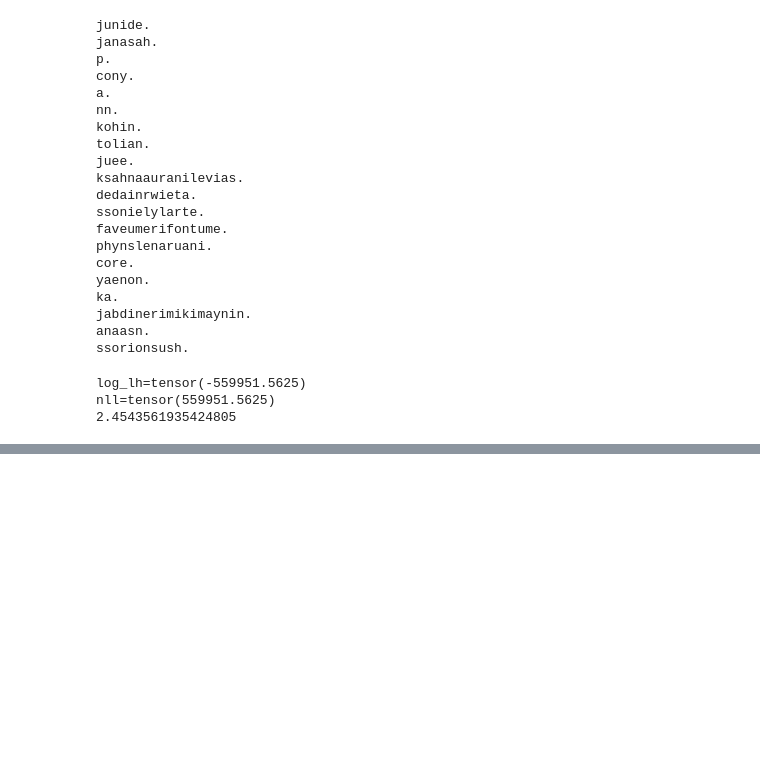
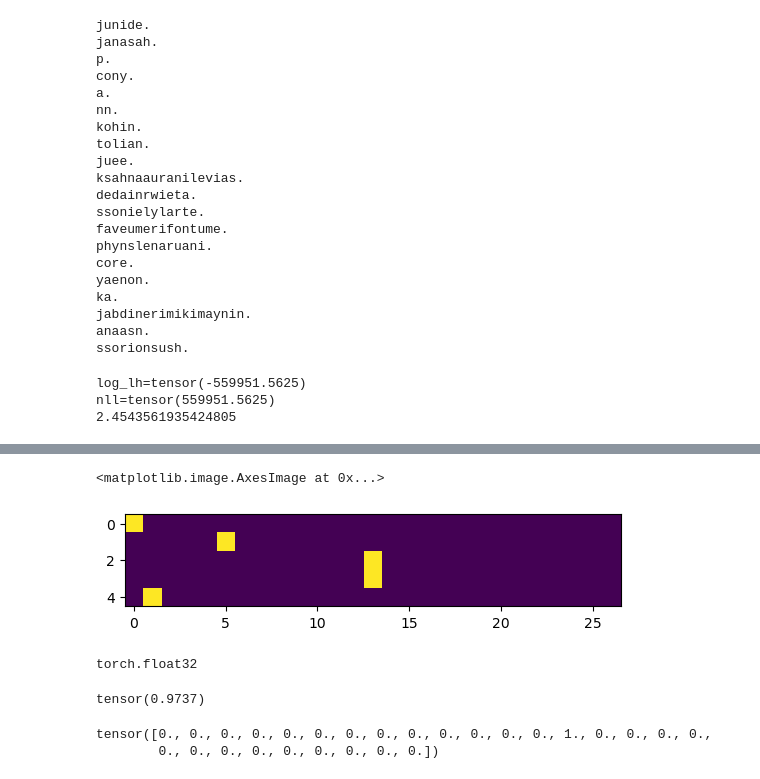
Before and after one commit to antonvasin/nn-zero-hero-solutions, a Jupyter notebook: makemore1.ipynb, the cells around one changed output, grey strips where cells are left out. Cells and saved outputs as stored; diff of their text form; code cells hidden in the pictures; blank space fills up the shorter version.

```diff
--- a/makemore1.ipynb
+++ b/makemore1.ipynb
@@ -125,3 +127,18 @@ print(f'{nll/n}')
 log_lh=tensor(-559951.5625)
 nll=tensor(559951.5625)
 2.4543561935424805
+# %%
+# create the training set of bigrams (x,y)
+xs, ys = [], []
+
+for w in words[:1]:
+  chs = ['.'] + list(w) + ['.']
+  for ch1, ch2 in zip(chs, chs[1:]):
+    ix1 = stoi[ch1]
+    ix2 = stoi[ch2]
+    print(ch1, ch2)
+    xs.append(ix1)
+    ys.append(ix2)
+
+xs = torch.tensor(xs)
+ys = torch.tensor(ys)
@@ -127,0 +151,4 @@ nll=tensor(559951.5625)
+# %%
+import torch.nn.functional as F
+xenc = F.one_hot(xs, num_classes=27).float()
+xenc
@@ -127,0 +166,9 @@ nll=tensor(559951.5625)
+# %%
+plt.imshow(xenc)
+# %% [output]
+<matplotlib.image.AxesImage at 0x...>
+[figure, added]
+# %%
+xenc.dtype
+# %% [output]
+torch.float32
@@ -127,0 +177,5 @@ nll=tensor(559951.5625)
+# %%
+(xenc @ W) # (5, 27) @ (27, 27) -> (5, 27)
+(xenc @ W)[3, 13]
+# %% [output]
+tensor(0.9737)
@@ -127,0 +184,5 @@ nll=tensor(559951.5625)
+# %%
+xenc[3]
+# %% [output]
+tensor([0., 0., 0., 0., 0., 0., 0., 0., 0., 0., 0., 0., 0., 1., 0., 0., 0., 0.,
+        0., 0., 0., 0., 0., 0., 0., 0., 0.])
```
Also changed, not shown: parts of 20 cells of this notebook.
